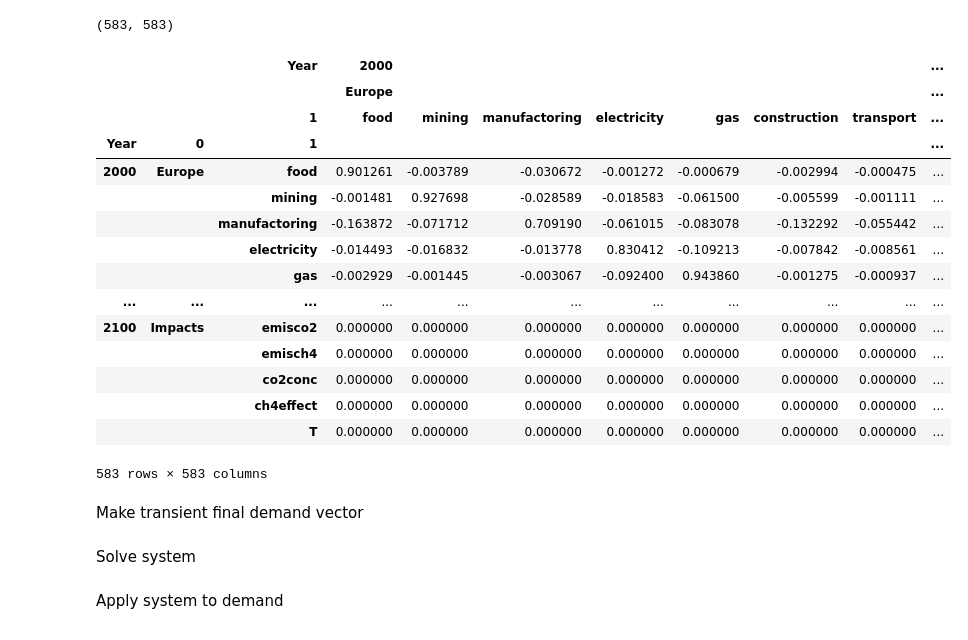
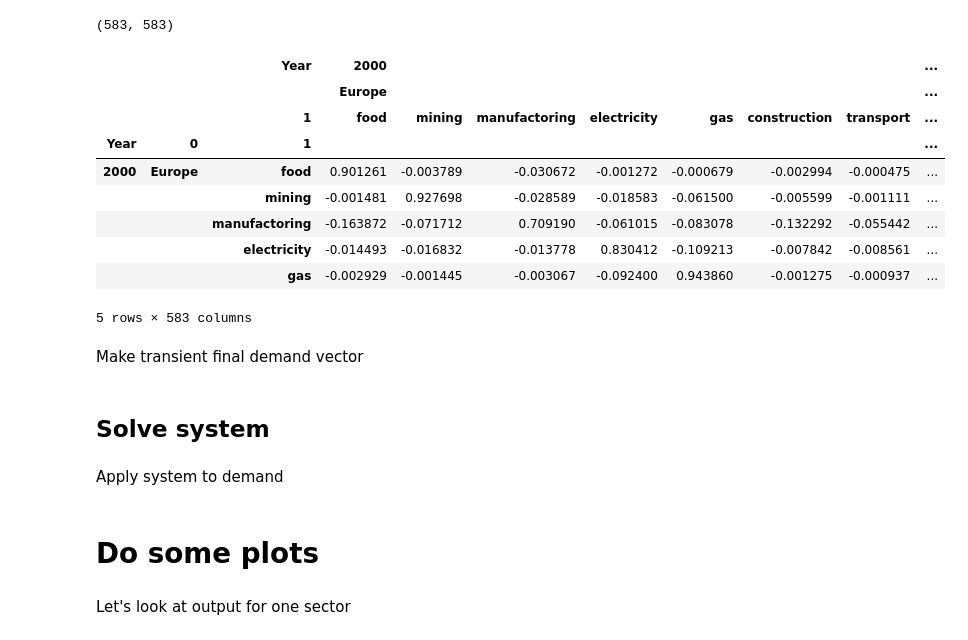
Before and after one commit to benmsanderson/transientio, a Jupyter notebook: IO_transient_exiobase_fullecon.ipynb, the cells around one changed output. Cells and saved outputs as stored; diff of their text form; code cells hidden in the pictures.

```diff
--- a/IO_transient_exiobase_fullecon.ipynb
+++ b/IO_transient_exiobase_fullecon.ipynb
@@ -48,8 +13,7 @@ Drive already mounted at /content/drive; to attempt to forcibly remount, call dr
 # %% [markdown]
 Set folders and load MRIO
 # %%
-
-save_folder_tr= '/content/drive/MyDrive/pymrio/transition'
+save_folder_tr= './transition'
 
 wiod = pymrio.load_all(save_folder_tr)
 # %%
@@ -449,27 +315,21 @@ A_r.shape
 # %%
 Z = pd.DataFrame(
     data = np.array(A_r),
     index = _Z_multiindex,
     columns = _Z_multiindex
     )
-Z
+Z.head()
 # %% [output]
 |  |  | Year | 2000 |  |  |  |  |  |  | ... |
 |  |  |  | Europe |  |  |  |  |  |  | ... |
 |  |  | 1 | food | mining | manufactoring | electricity | gas | construction | transport | ... |
 | Year | 0 | 1 |  |  |  |  |  |  |  | ... |
 | 2000 | Europe | food | 0.901261 | -0.003789 | -0.030672 | -0.001272 | -0.000679 | -0.002994 | -0.000475 | ... |
 |  |  | mining | -0.001481 | 0.927698 | -0.028589 | -0.018583 | -0.061500 | -0.005599 | -0.001111 | ... |
 |  |  | manufactoring | -0.163872 | -0.071712 | 0.709190 | -0.061015 | -0.083078 | -0.132292 | -0.055442 | ... |
 |  |  | electricity | -0.014493 | -0.016832 | -0.013778 | 0.830412 | -0.109213 | -0.007842 | -0.008561 | ... |
 |  |  | gas | -0.002929 | -0.001445 | -0.003067 | -0.092400 | 0.943860 | -0.001275 | -0.000937 | ... |
-| ... | ... | ... | ... | ... | ... | ... | ... | ... | ... | ... |
-| 2100 | Impacts | emisco2 | 0.000000 | 0.000000 | 0.000000 | 0.000000 | 0.000000 | 0.000000 | 0.000000 | ... |
-|  |  | emisch4 | 0.000000 | 0.000000 | 0.000000 | 0.000000 | 0.000000 | 0.000000 | 0.000000 | ... |
-|  |  | co2conc | 0.000000 | 0.000000 | 0.000000 | 0.000000 | 0.000000 | 0.000000 | 0.000000 | ... |
-|  |  | ch4effect | 0.000000 | 0.000000 | 0.000000 | 0.000000 | 0.000000 | 0.000000 | 0.000000 | ... |
-|  |  | T | 0.000000 | 0.000000 | 0.000000 | 0.000000 | 0.000000 | 0.000000 | 0.000000 | ... |
-583 rows × 583 columns
+5 rows × 583 columns
 # %% [markdown]
 Make transient final demand vector
 # %%
@@ -481,8 +341,8 @@ Y = pd.DataFrame(
     data=f_r,
     index = _Z_multiindex,
     columns = _fd_multiindex)
-# %% [markdown]
-Solve system
+# %% [markdown]
+## Solve system
 # %%
 #solve for climate impacts
 Ai=la.inv(Z)
@@ -502,4 +362,8 @@ Pf = pd.DataFrame(
     data=P,
     index = _Z_multiindex,
     columns = _o_multiindex)
+# %% [markdown]
+# Do some plots
+# %% [markdown]
+Let's look at output for one sector
 # %%
```
Also changed, not shown: parts of 36 cells of this notebook.
